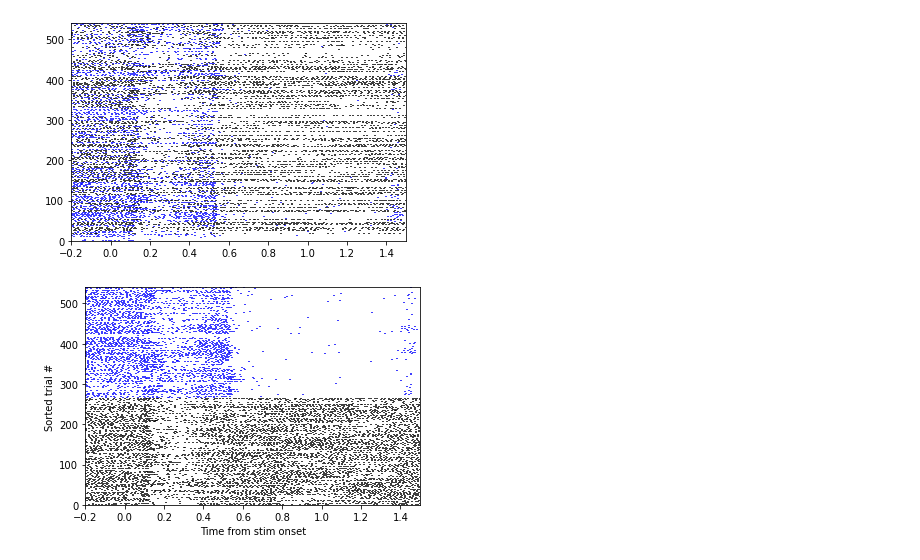
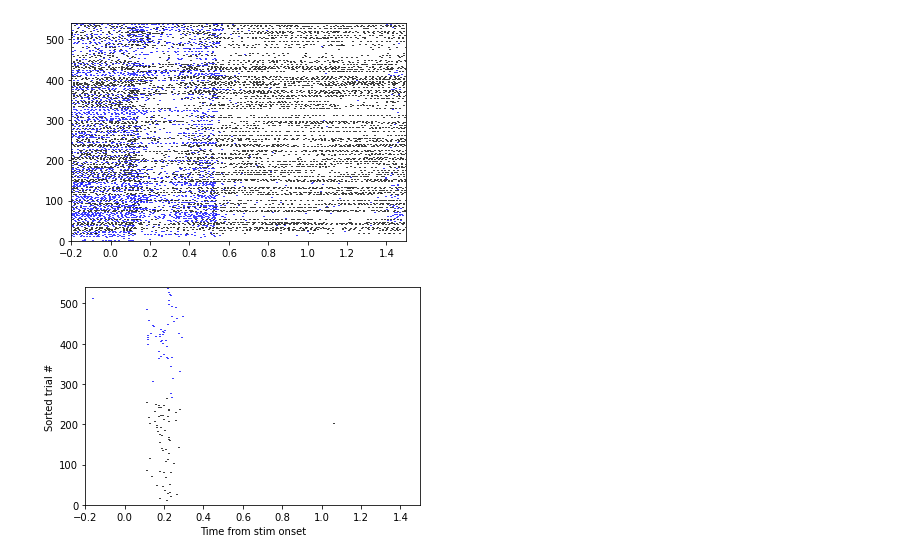
Before and after one commit to jcouto/cshl_spks, a Jupyter notebook: tutorials/tutorial_plot_psths.ipynb, the cells around one changed output. Drawn from its saved outputs; the diff is of its cells as text; code cells hidden in the pictures.

```diff
--- a/tutorials/tutorial_plot_psths.ipynb
+++ b/tutorials/tutorial_plot_psths.ipynb
@@ -103,20 +104,20 @@ plt.ylim([0,len(stimlog)]);
 [figure]
 # %%
 # It is hard to see if units are supressed or not like that, lets sort the trials by opto or no opto
-iunit = 21
+iunit = 41
 %matplotlib inline
 plt.figure()
 sel = np.argsort(optolog.has_opto)
 triggered_spikes = [trig_ts[iunit][i] for i in sel] # arange the trials
 
 for i,ss in enumerate(triggered_spikes):
     color = 'black'
     if optolog.iloc[sel].iloc[i].has_opto:
         color = 'blue'
     plt.vlines(ss,i,i+1,color = color)
 plt.xlim([-tpre,tpost])
 plt.ylim([0,len(stimlog)])
 plt.ylabel('Sorted trial #')
 plt.xlabel('Time from stim onset');
 # %% [output]
-[figure, old version]
+[figure, new version]
```
Also changed, not shown: parts of 1 cell of this notebook, 3 other files.
